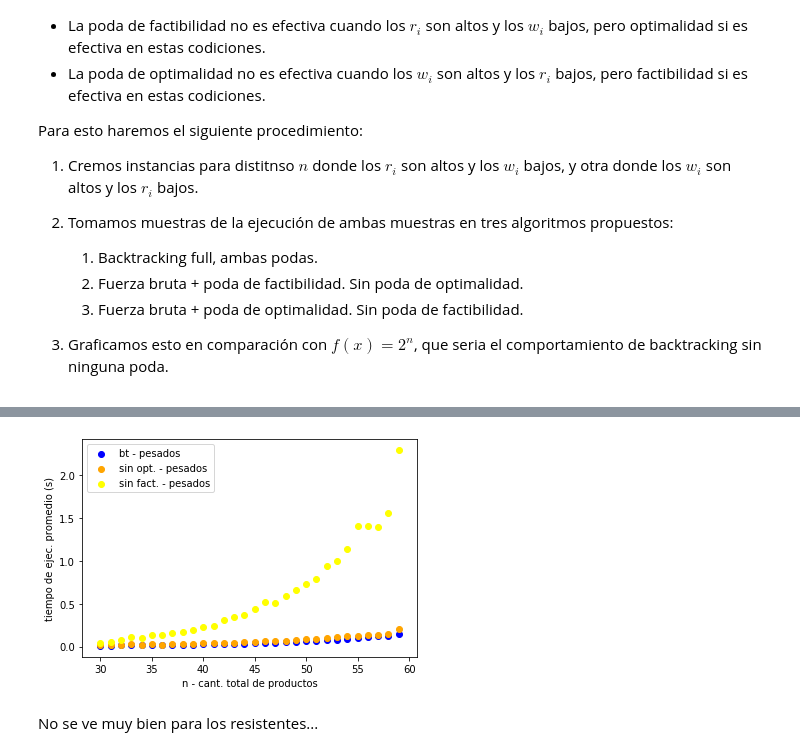
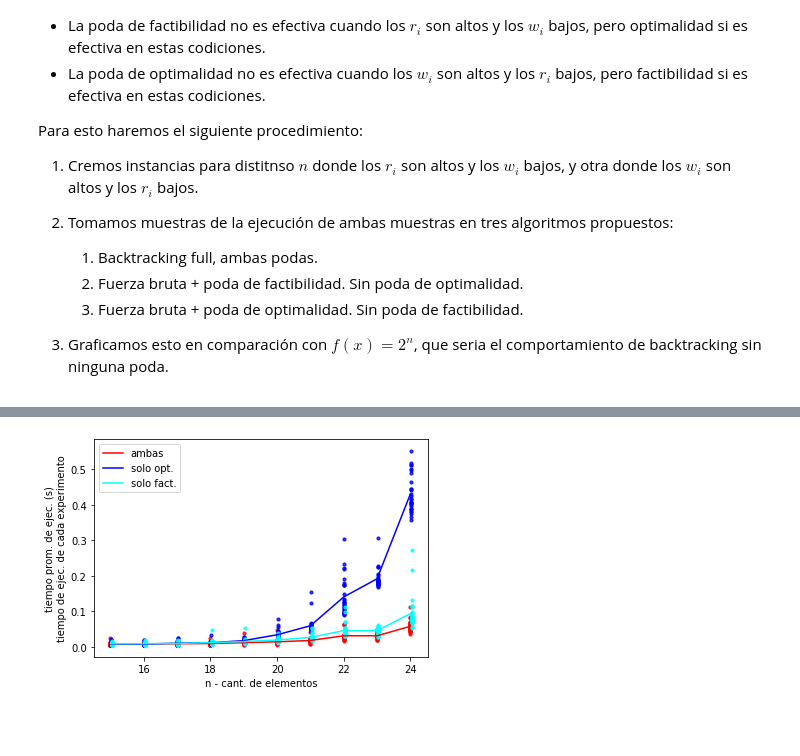
Before and after one commit to ilanolkies/algo3-tp1, a Jupyter notebook: notebooks/podas.ipynb, the cells around one changed output, grey strips where cells are left out. Drawn from its saved outputs; the diff is of its cells as text; code cells hidden in the pictures; blank space fills up the shorter version.

```diff
--- a/notebooks/podas.ipynb
+++ b/notebooks/podas.ipynb
@@ -94,7 +107,7 @@ Generamos 2 sets de  10 instancias de cada $n$ de 10 a 20.
 Ejecutemos los algoritmos en todos los sets!
 # %%
 # Vamos con los pesados
-ns_pesados = np.arange(30, 60)
-_k = 20
+ns_pesados = np.arange(15, 25)
+_k = 30
 # %%
 # Generacion de casos
@@ -104,29 +118,3 @@ gen(ns_pesados, "../instancias/podas/pesados/", _w = (200, 400), _r = (900, 1000
 # Ejecución
 os.system("g++ ../src/main.cpp -o ../algo3-tp1")
 y_pesados = experimentar(ns_pesados, "instancias/podas/pesados/")
-# %%
-def graficar(i, color):
-    rows = [[] for i in range(_k)]
-
-    for j in range(_k):
-        for k in range(ns_pesados.size):
-            rows[j].append(y_pesados[i][k][j])
-    for j in range(len(rows)):
-        plt.scatter(ns_pesados + i * 0.2, rows[j], color = color, alpha=0.8, label = "bt - pesados")
-
-graficar(0, 'red')
-graficar(1, 'blue')
-graficar(2, 'cyan')
-
-plt.show()
-#y = [y_pesados[i][j-1:j] for i in range(len(y_pesados)) for j in range(len(y_pesados[i]))]
-
-#print(y)
-#print(len(ns_pesados))
-#print(len(y_pesados[0][0]))
-
-# Graficos
-
-#
-
-#plt.show()
@@ -156,15 +121,15 @@ plt.show()
-# %%
-plt.scatter(ns_pesados, y_pesados[0], color = 'blue', label = "bt - pesados")
-plt.scatter(ns_pesados, y_pesados[1], color = 'orange', label = "sin opt. - pesados")
-plt.scatter(ns_pesados, y_pesados[2], color = 'yellow', label = "sin fact. - pesados")
-
-plt.xlabel("n - cant. total de productos")
-plt.ylabel("tiempo de ejec. promedio (s)")
-plt.legend()
-
-# Show the plot
-plt.show()
-# %% [output]
-[figure, removed]
-# %% [markdown]
-No se ve muy bien para los resistentes...
+# %%
+graf_prom(ns_pesados, y_pesados, 0, 'red', 'ambas')
+graf_prom(ns_pesados, y_pesados, 1, 'blue', 'solo opt.')
+graf_prom(ns_pesados, y_pesados, 2, 'cyan', 'solo fact.')
+plt.legend()
+graficar(ns_pesados, y_pesados, 0, 'red')
+graficar(ns_pesados, y_pesados, 1, 'blue')
+graficar(ns_pesados, y_pesados, 2, 'cyan')
+
+plt.xlabel('n - cant. de elementos')
+plt.ylabel('tiempo prom. de ejec. (s)\ntiempo de ejec. de cada experimento')
+
+plt.show()
+# %% [output]
+[figure, added]
```
Also changed, not shown: parts of 15 cells of this notebook.
